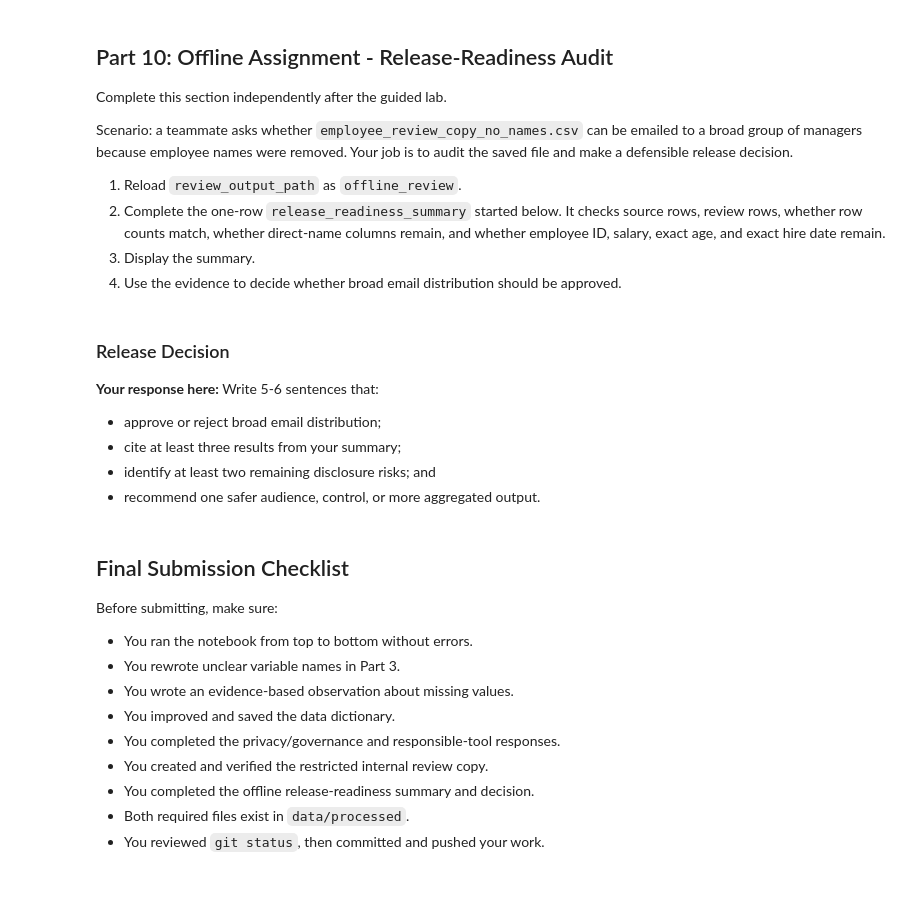
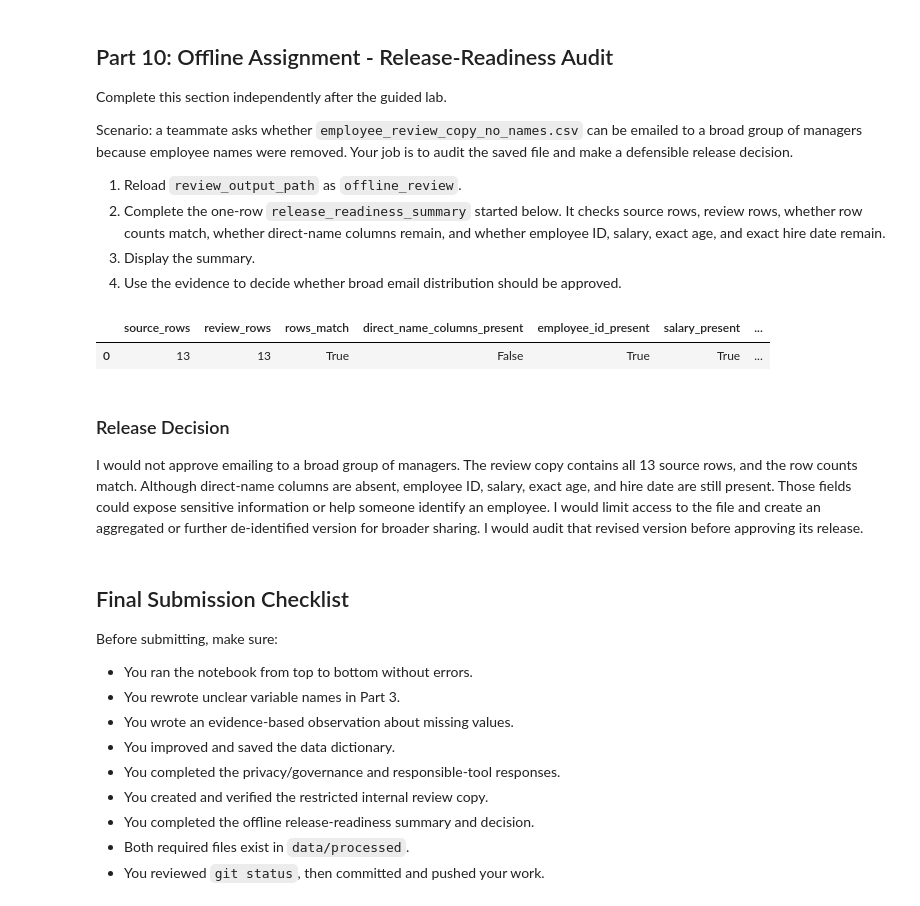
Before and after one commit to dansalas84/ban6003-week3-4-daniel-salas, a Jupyter notebook: notebooks/week4_github_repro_governance_lab.ipynb, the cells around one changed output. Saved outputs shown, nothing was run; the diff lists cells and outputs as text; code cells hidden in the pictures.

Commit message:
Complete Week 4 release-readiness audit

```diff
--- a/notebooks/week4_github_repro_governance_lab.ipynb
+++ b/notebooks/week4_github_repro_governance_lab.ipynb
@@ -354,30 +380,28 @@ Scenario: a teammate asks whether `employee_review_copy_no_names.csv` can be ema
 # %%
 # Offline Assignment
 # Hint: use `"column_name" in offline_review.columns` for each remaining-field check.
 # The direct-name check is already completed as an example.
 offline_review = pd.read_csv(review_output_path)
 
 release_readiness_summary = pd.DataFrame([{
     "source_rows": len(employees_raw),
     "review_rows": len(offline_review),
     "rows_match": len(employees_raw) == len(offline_review),
     "direct_name_columns_present": bool(set(direct_name_columns) & set(offline_review.columns)),
-    "employee_id_present": None,  # TODO
-    "salary_present": None,  # TODO
-    "exact_age_present": None,  # TODO
-    "exact_hire_date_present": None,  # TODO
+    "employee_id_present": "employee_id" in offline_review.columns,
+    "salary_present": "salary" in offline_review.columns,
+    "exact_age_present": "age" in offline_review.columns,
+    "exact_hire_date_present": "hire_date" in offline_review.columns,
 }])
 
 release_readiness_summary
+# %% [output]
+|  | source_rows | review_rows | rows_match | direct_name_columns_present | employee_id_present | salary_present | ... |
+| 0 | 13 | 13 | True | False | True | True | ... |
 # %% [markdown]
 ### Release Decision
 
-**Your response here:** Write 5-6 sentences that:
-
-- approve or reject broad email distribution;
-- cite at least three results from your summary;
-- identify at least two remaining disclosure risks; and
-- recommend one safer audience, control, or more aggregated output.
+I would not approve emailing to a broad group of managers.  The review copy contains all 13 source rows, and the row counts match.  Although direct-name columns are absent, employee ID, salary, exact age, and hire date are still present. Those fields could expose sensitive information or help someone identify an employee. I would limit access to the file and create an aggregated or further de-identified version for broader sharing. I would audit that revised version before approving its release.
 # %% [markdown]
 ## Final Submission Checklist
 
```
Also changed, not shown: parts of 3 cells of this notebook.
